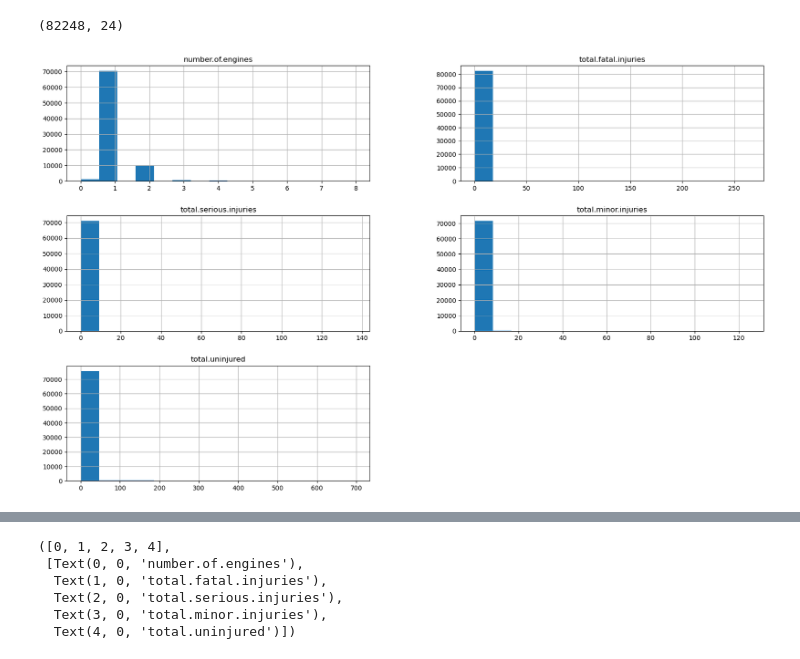
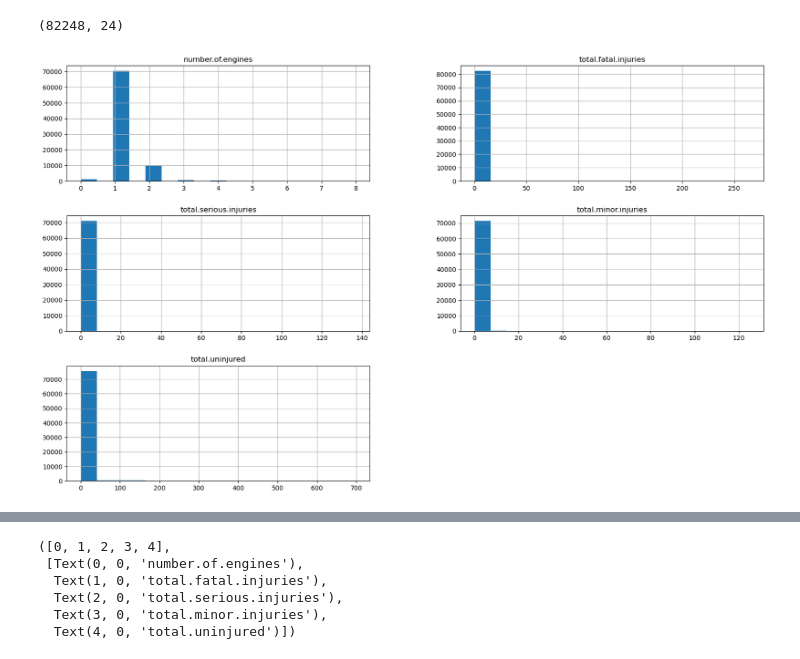
Before and after one commit to hadasssahamase/dsc-phase-1-project-v3, a Jupyter notebook: student.ipynb, the cells around one changed output, grey strips where cells are left out. Drawn from its saved outputs; the diff is of its cells as text; code cells hidden in the pictures.

```diff
--- a/student.ipynb
+++ b/student.ipynb
@@ -315,9 +315,9 @@ df1.shape
 (82248, 24)
 # %%
 # Data distribution
-df1.hist(bins=15, figsize=(20,12));
+df1.hist(bins=17, figsize=(20,12));
 # %% [output]
-[figure, old version]
+[figure, new version]
 # %% [markdown]
 General Insights
 Most airplanes use one engine.
```
Also changed, not shown: parts of 5 cells of this notebook.
